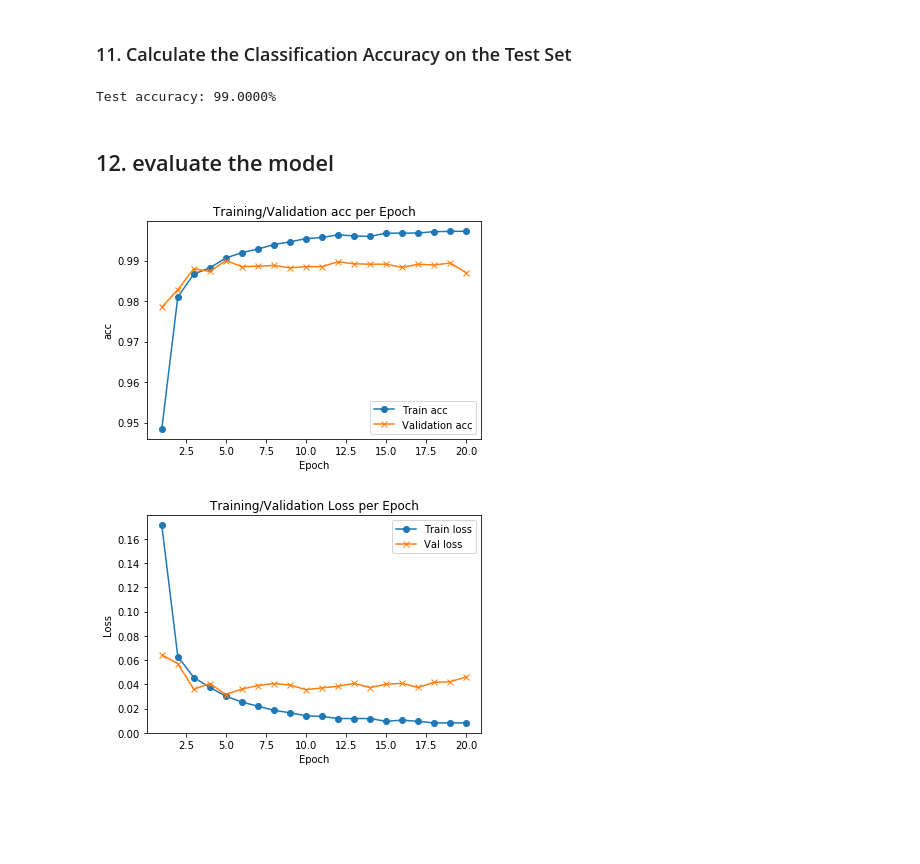
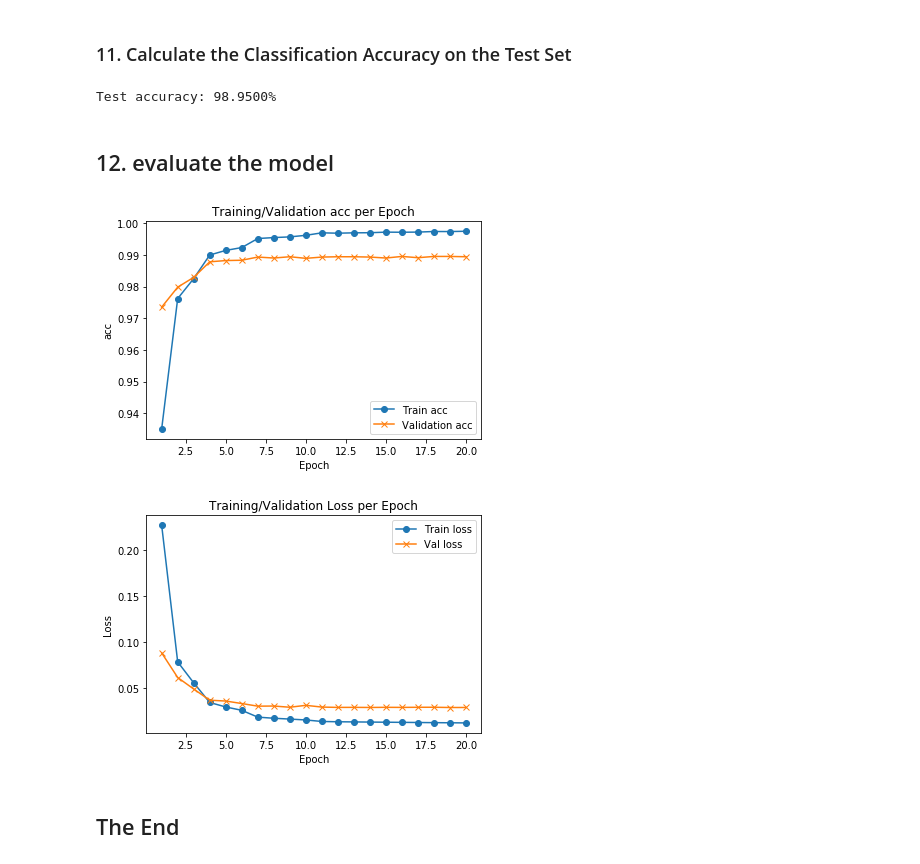
Before and after one commit to moelgendy/deep_learning_for_vision_systems, a Jupyter notebook: chapter_05/lenet_implementation_in_keras.ipynb, the cells around one changed output. Cells and saved outputs as stored; diff of their text form; code cells hidden in the pictures; blank space fills up the shorter version.

Commit message:
added the learning rate scheduler to the LeNet implementation

```diff
--- a/chapter_05/lenet_implementation_in_keras.ipynb
+++ b/chapter_05/lenet_implementation_in_keras.ipynb
@@ -151,7 +149,7 @@ from keras.layers import Conv2D, AveragePooling2D, Flatten, Dense
 model = Sequential()
 
 # C1 Convolutional Layer
-model.add(Conv2D(6, kernel_size=(5, 5), strides=(1, 1), activation='tanh', input_shape=(32,32,1), padding='valid'))
+model.add(Conv2D(6, kernel_size=(5, 5), strides=(1, 1), activation='tanh', input_shape=input_shape, padding='same'))
 
 # S2 Pooling Layer
 model.add(AveragePooling2D(pool_size=(2, 2), strides=2, padding='valid'))
@@ -209,11 +209,27 @@ model.compile(loss='categorical_crossentropy', optimizer='adam', metrics=['accur
 # %%
-from keras.callbacks import ModelCheckpoint
+from keras.callbacks import ModelCheckpoint, LearningRateScheduler
+
+# set the learning rate schedule as created in the original paper
+def lr_schedule(epoch):
+    if epoch <= 2:
+        lr = 5e-4
+    elif epoch > 2 and epoch <= 5:
+        lr = 2e-4
+    elif epoch > 5 and epoch <= 9:
+        lr = 5e-5
+    else:
+        lr = 1e-5
+    return lr
+
+lr_scheduler = LearningRateScheduler(lr_schedule)
+
+# set the checkpointer
+checkpointer = ModelCheckpoint(filepath='model.weights.best.hdf5', verbose=1,
+                               save_best_only=True)
 
 # train the model
-checkpointer = ModelCheckpoint(filepath='model.weights.best.hdf5', verbose=1,
-                               save_best_only=True)
 hist = model.fit(X_train, y_train, batch_size=32, epochs=20,
-          validation_data=(X_test, y_test), callbacks=[checkpointer],
+          validation_data=(X_test, y_test), callbacks=[checkpointer, lr_scheduler],
           verbose=2, shuffle=True)
 # %% [output]
 Train on 60000 samples, validate on 10000 samples
@@ -248,23 +264,23 @@ accuracy = 100*score[1]
 # print test accuracy
 print('Test accuracy: %.4f%%' % accuracy)
 # %% [output]
-Test accuracy: 99.0000%
+Test accuracy: 98.9500%
 # %% [markdown]
 ## 12. evaluate the model
 # %%
 import matplotlib.pyplot as plt
 
 f, ax = plt.subplots()
-ax.plot([None] + hist.history['acc'], 'o-')
-ax.plot([None] + hist.history['val_acc'], 'x-')
+ax.plot([None] + hist.history['accuracy'], 'o-')
+ax.plot([None] + hist.history['val_accuracy'], 'x-')
 # Plot legend and use the best location automatically: loc = 0.
 ax.legend(['Train acc', 'Validation acc'], loc = 0)
 ax.set_title('Training/Validation acc per Epoch')
 ax.set_xlabel('Epoch')
 ax.set_ylabel('acc')
 plt.show()
 # %% [output]
-[figure, old version]
+[figure, new version]
 # %%
 import matplotlib.pyplot as plt
 
@@ -279,4 +295,6 @@ ax.set_xlabel('Epoch')
 ax.set_ylabel('Loss')
 plt.show()
 # %% [output]
-[figure, old version]
+[figure, new version]
+# %% [markdown]
+## The End
```
Also changed, not shown: parts of 4 cells of this notebook, 1 other file.
